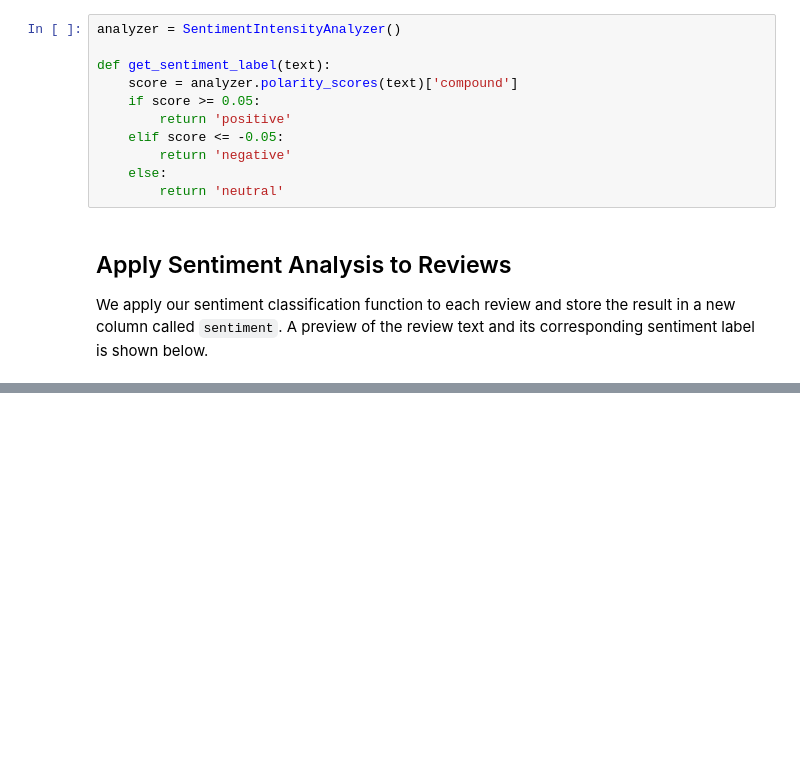
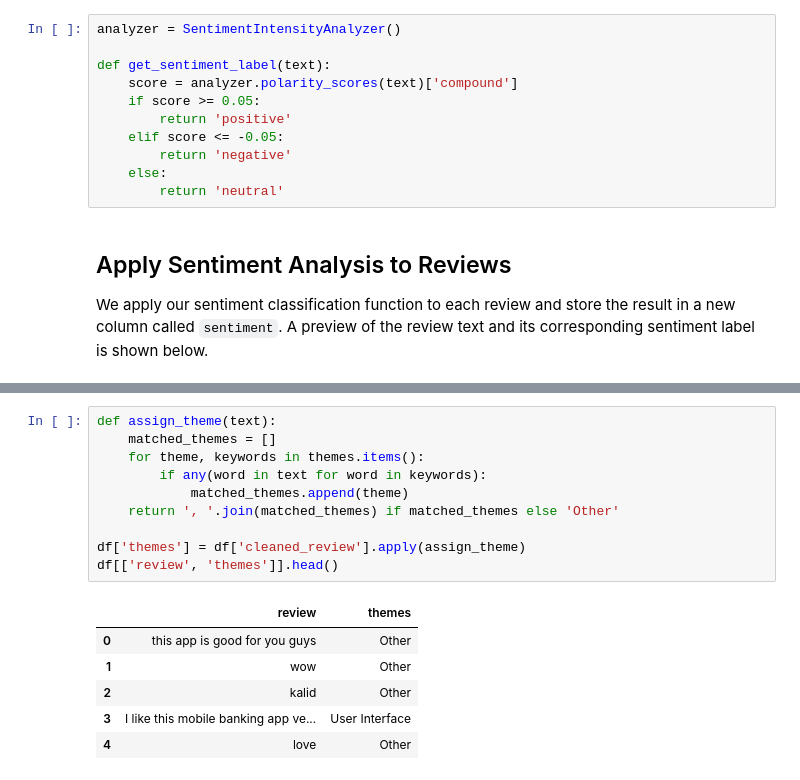
Before and after one commit to Becky-Chala/fintech-reviews-analytics, a Jupyter notebook: notebooks/task1_scraping.ipynb, the cells around one changed output, grey strips where cells are left out. Drawn from its saved outputs; the diff is of its cells as text; blank space fills up the shorter version.

```diff
--- a/notebooks/task1_scraping.ipynb
+++ b/notebooks/task1_scraping.ipynb
@@ -220,0 +282,17 @@ plt.show()
+# %%
+def assign_theme(text):
+    matched_themes = []
+    for theme, keywords in themes.items():
+        if any(word in text for word in keywords):
+            matched_themes.append(theme)
+    return ', '.join(matched_themes) if matched_themes else 'Other'
+
+df['themes'] = df['cleaned_review'].apply(assign_theme)
+df[['review', 'themes']].head()
+# %% [output]
+|  | review | themes |
+| 0 | this app is good for you guys | Other |
+| 1 | wow | Other |
+| 2 | kalid | Other |
+| 3 | I like this mobile banking app ve... | User Interface |
+| 4 | love | Other |
```
Also changed, not shown: parts of 13 cells of this notebook.
